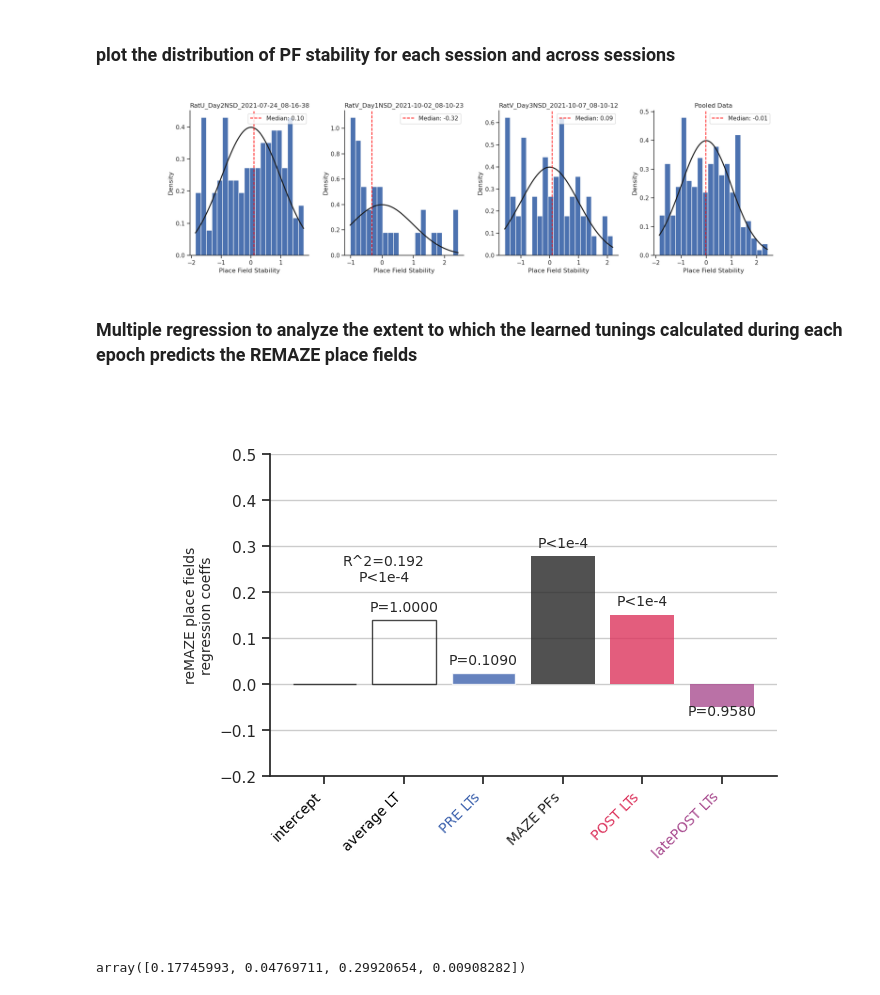
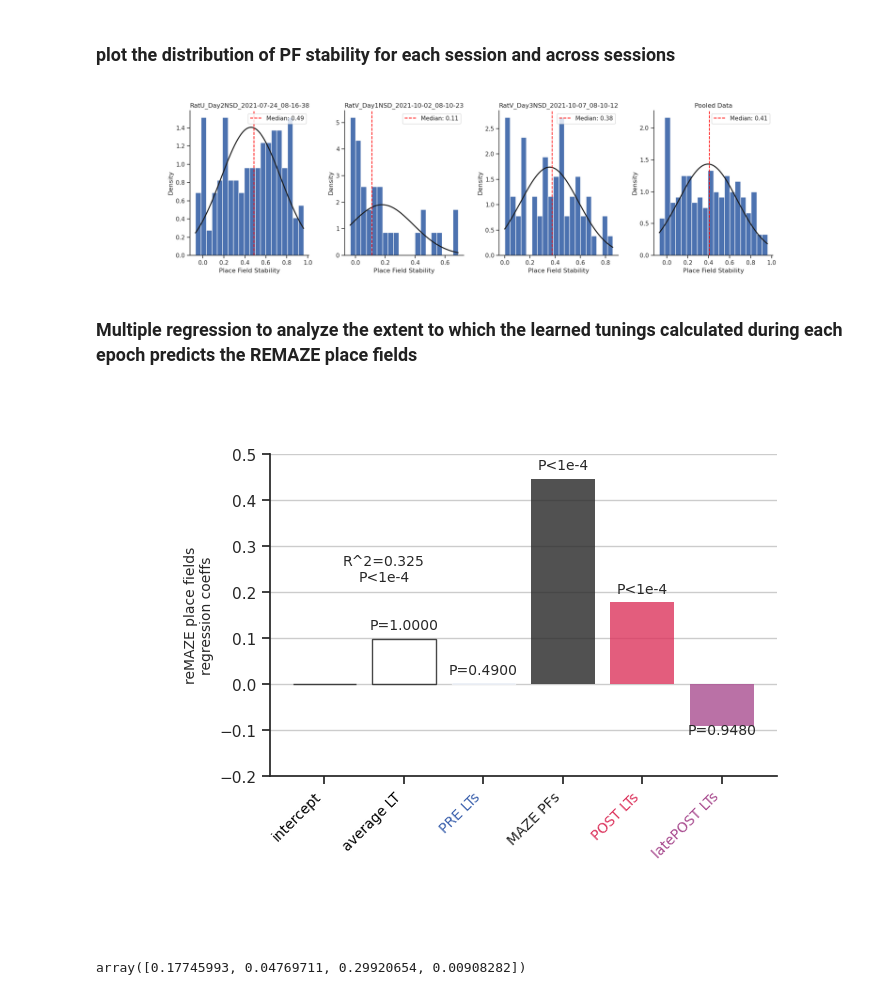
Before and after one commit to diba-lab/Maboudi_et_al_2022, a Jupyter notebook: post_sleep_learned_tunings_prediction_of_reMAZE.ipynb, the cells around one changed output. Saved outputs shown, nothing was run; the diff lists cells and outputs as text; code cells hidden in the pictures.

```diff
--- a/post_sleep_learned_tunings_prediction_of_reMAZE.ipynb
+++ b/post_sleep_learned_tunings_prediction_of_reMAZE.ipynb
@@ -40,7 +40,9 @@ def gausswindow(sigma, halfwidth):
     return win
 
 
-z_score = lambda x:(x-np.nanmean(x)) /np.std(x)
+z_score = lambda x:(x-np.nanmean(x)) /np.std(x) # the function to calculate z-score
+p_score = lambda x: 100 * np.sum(x <= x[i]) / len(x)
+
 normalize_to_max = lambda x:(x/max(x))
 
 
@@ -110,7 +112,7 @@ for session_idx in range(number_of_sessions):
         for direction in running_directions:
             try:
                 unit_spikes['place_fields_maze'][direction] = spikes_pyr["spatialTuning_smoothed"][0][unit][direction][0][0].reshape(num_pos_bins)
-                unit_spikes['peak_pos_bins_remaze'][direction] = spikes_pyr['peakPosBin'][0][unit][direction][0][0][0][0]
+                unit_spikes['peak_pos_bins_maze'][direction] = spikes_pyr['peakPosBin'][0][unit][direction][0][0][0][0]
 
                 unit_spikes['place_fields_remaze'][direction] = spikes_pyr["spatialTuning_smoothed_re"][0][unit][direction][0][0].reshape(num_pos_bins)
                 unit_spikes['peak_pos_bins_remaze'][direction] = spikes_pyr['peakPosBin_re'][0][unit][direction][0][0][0][0]
@@ -156,7 +158,6 @@ for session_idx in range(number_of_sessions):
     #     learned_tunings_curr_session[curr_epoch] = mat_file["assemblyTunings"][curr_epoch].item()['data'].item()
 
     learned_tunings_curr_session['maze'] = mat_file["assemblyTunings"]['run'].item()['data'].item()
-
 
 
     # if we instead use learned tunings limited to NREM periods
@@ -216,7 +217,7 @@ for session_idx in range(number_of_sessions):
 
     spatial_tunings_maze[session_idx] = spatial_tunings_maze[session_idx][active_units_post]
     spatial_tunings_remaze[session_idx] = spatial_tunings_remaze[session_idx][active_units_post]
-    place_field_stability_maze[session_idx] = maze_place_field_stabilities_curr_session[active_units_post]
+    place_field_stability_maze[session_idx] = p_score(maze_place_field_stabilities_curr_session[active_units_post]
 
     learned_tunings[session_idx] = dict()
     learned_tunings_place_field_corr[session_idx] = dict()
@@ -343,12 +344,12 @@ filename = 'place_field_stability_histograms.pdf'
 file_path = os.path.join(main_dir, filename)
 plt.savefig(file_path, dpi=300)
 # %% [output]
-[figure, old version]
+[figure, new version]
 # %% [markdown]
 ### Multiple regression to analyze the extent to which the learned tunings calculated during each epoch predicts the REMAZE place fields
 # %%
 
-unit_subset = np.where(place_field_stability_maze_concat > np.percentile(place_field_stability_maze_concat, 5))[0]
+unit_subset = np.where(place_field_stability_maze_concat > 0.5)[0] # np.percentile(place_field_stability_maze_concat, 5)
 
 
 DV = spatial_tunings_remaze_sessions_concat[unit_subset] # dependent variable
@@ -457,36 +458,36 @@ for ih in range(3,num_predictors+1):
     h[ih].set_edgecolor('none')
 
 
 for ip in range(0, num_predictors):
     ax.text(ip+1, coeffs[ip]+0.02*np.sign(coeffs[ip]), get_pval_statement(p_coeffs[ip]), horizontalalignment='center', fontsize = font_size)
 
 ax.text(0.75, 0.25, 'R^2={:.3f}\n{}'.format(r2, get_pval_statement(p_r2)), horizontalalignment='center', verticalalignment='center', fontsize = font_size)
 
 ax.set_xticks(np.arange(num_predictors+1))
 ax.set_xticklabels(np.concatenate([['intercept'], predictor_labels]), fontsize=font_size, ha='right', va='top')
 ax.tick_params(axis = 'x', rotation=45)
 ax.tick_params(axis = 'both')
 for i , label in enumerate(ax.get_xticklabels()):
     label.set_color(colors[i])
 
 
 ax.set_ylabel('reMAZE place fields\nregression coeffs', fontsize=font_size)
 ax.set_ylim([-0.2, 0.5])
 
 ax.set_yticks([-.2, -.1, 0, .1, .2, .3, .4, .5])
 ax.yaxis.grid(True)
 
 # ax.spines['left'].set_linewidth(2)
 # ax.spines['bottom'].set_linewidth(2)
 
 
-filename = 'multiple_regression_remaze_place_fields_stable_place_fields_>5%.pdf'
+filename = 'multiple_regression_remaze_place_fields_stable_place_fields_absolute_above_0.5.pdf'
 file_path = os.path.join(main_dir, filename)
-plt.savefig(file_path, dpi=300)
+# plt.savefig(file_path, dpi=300)
 
 plt.show()
 # %% [output]
-[figure, old version]
+[figure, new version]
 # %%
 coeffs
 # %% [output]
```
Also changed, not shown: 3 other files.
